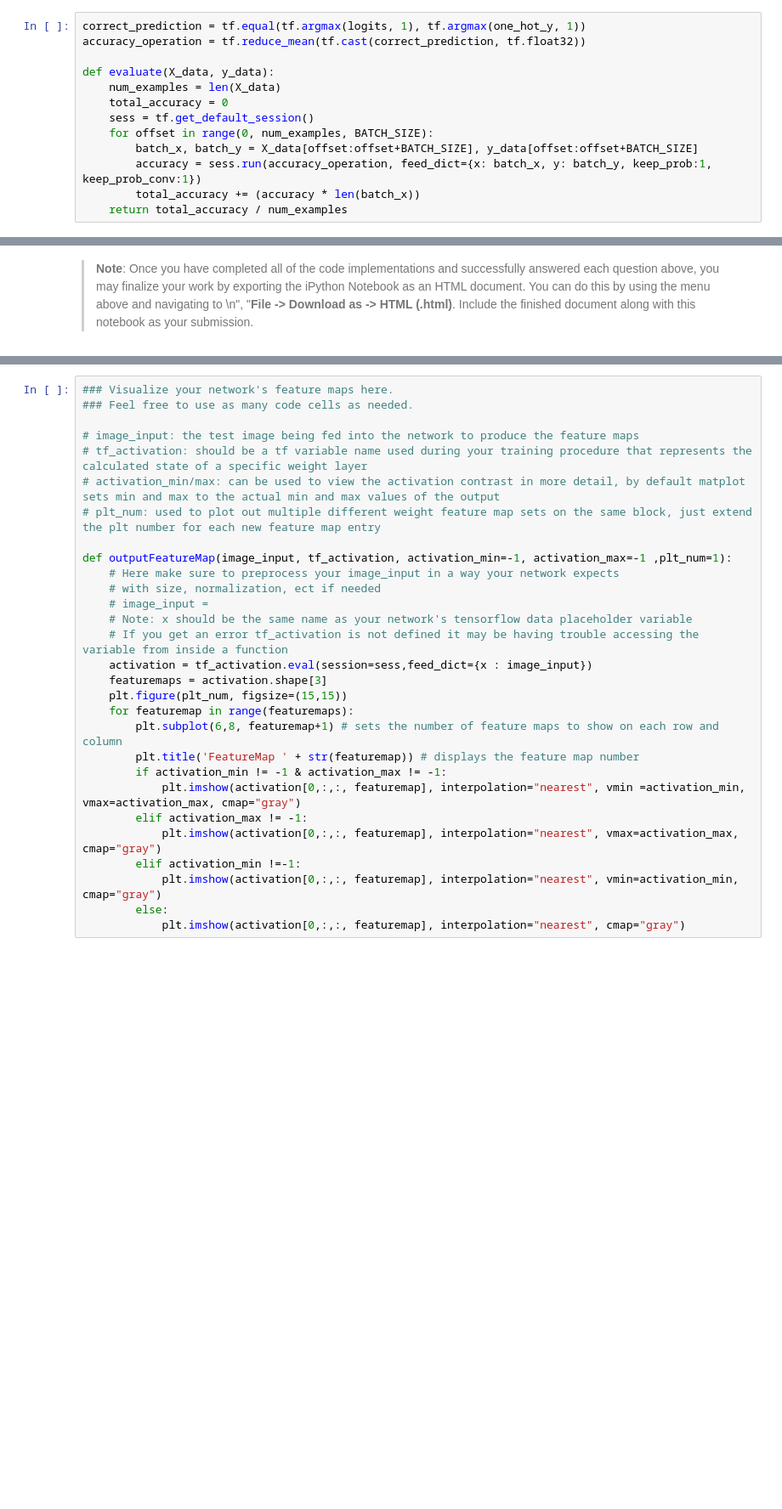
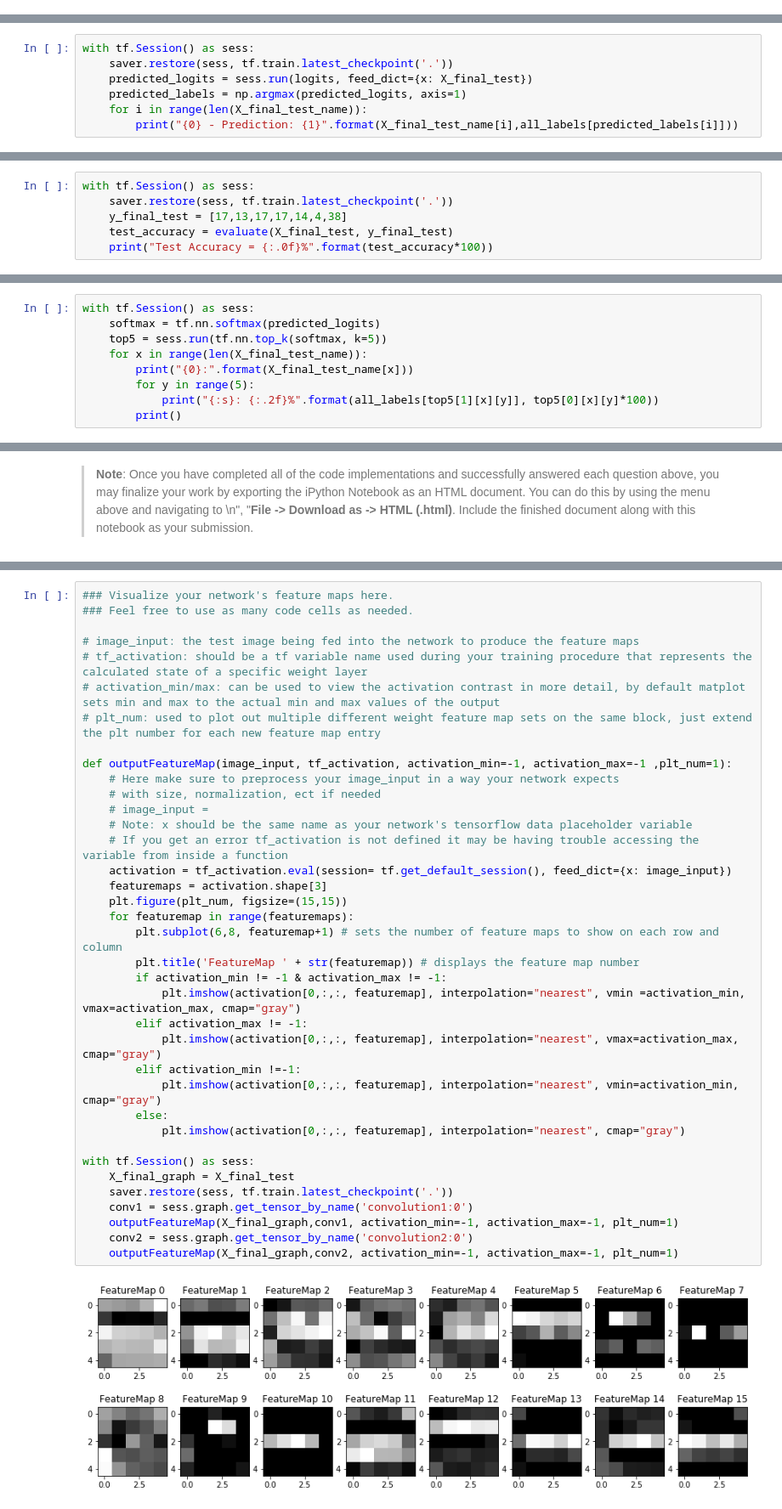
Before and after one commit to z-a-f/MOOCs, a Jupyter notebook: Udacity/CarND/CarND-Traffic-Sign-Classifier-Project/Traffic_Sign_Classifier_experiment.ipynb, the cells around one changed output, grey strips where cells are left out. Shown: that part at 85% size. Drawn from its saved outputs; the diff is of its cells as text; blank space fills up the shorter version.

```diff
--- a/Udacity/CarND/CarND-Traffic-Sign-Classifier-Project/Traffic_Sign_Classifier_experiment.ipynb
+++ b/Udacity/CarND/CarND-Traffic-Sign-Classifier-Project/Traffic_Sign_Classifier_experiment.ipynb
@@ -451,14 +294 @@ training_operation = optimizer.minimize(loss_operation)
-# %%
-correct_prediction = tf.equal(tf.argmax(logits, 1), tf.argmax(one_hot_y, 1))
-accuracy_operation = tf.reduce_mean(tf.cast(correct_prediction, tf.float32))
-
-def evaluate(X_data, y_data):
-    num_examples = len(X_data)
-    total_accuracy = 0
-    sess = tf.get_default_session()
-    for offset in range(0, num_examples, BATCH_SIZE):
-        batch_x, batch_y = X_data[offset:offset+BATCH_SIZE], y_data[offset:offset+BATCH_SIZE]
-        accuracy = sess.run(accuracy_operation, feed_dict={x: batch_x, y: batch_y, keep_prob:1, keep_prob_conv:1})
-        total_accuracy += (accuracy * len(batch_x))
-    return total_accuracy / num_examples
 # %%
@@ -575,0 +385,7 @@ You may find `signnames.csv` useful as it contains mappings from the class id (i
+# %%
+with tf.Session() as sess:
+    saver.restore(sess, tf.train.latest_checkpoint('.'))
+    predicted_logits = sess.run(logits, feed_dict={x: X_final_test})
+    predicted_labels = np.argmax(predicted_logits, axis=1)
+    for i in range(len(X_final_test_name)):
+        print("{0} - Prediction: {1}".format(X_final_test_name[i],all_labels[predicted_labels[i]]))
@@ -575,0 +400,6 @@ You may find `signnames.csv` useful as it contains mappings from the class id (i
+# %%
+with tf.Session() as sess:
+    saver.restore(sess, tf.train.latest_checkpoint('.'))
+    y_final_test = [17,13,17,17,14,4,38]
+    test_accuracy = evaluate(X_final_test, y_final_test)
+    print("Test Accuracy = {:.0f}%".format(test_accuracy*100))
@@ -623,0 +450,9 @@ Looking just at the first row we get `[ 0.34763842,  0.24879643,  0.12789202]`,
+# %%
+with tf.Session() as sess:
+    softmax = tf.nn.softmax(predicted_logits)
+    top5 = sess.run(tf.nn.top_k(softmax, k=5))
+    for x in range(len(X_final_test_name)):
+        print("{0}:".format(X_final_test_name[x]))
+        for y in range(5):
+            print("{:s}: {:.2f}%".format(all_labels[top5[1][x][y]], top5[0][x][y]*100))
+        print()
@@ -650,29 +503,39 @@ For an example of what feature map outputs look like, check out NVIDIA's results
 # %%
 ### Visualize your network's feature maps here.
 ### Feel free to use as many code cells as needed.
 
 # image_input: the test image being fed into the network to produce the feature maps
 # tf_activation: should be a tf variable name used during your training procedure that represents the calculated state of a specific weight layer
 # activation_min/max: can be used to view the activation contrast in more detail, by default matplot sets min and max to the actual min and max values of the output
 # plt_num: used to plot out multiple different weight feature map sets on the same block, just extend the plt number for each new feature map entry
 
 def outputFeatureMap(image_input, tf_activation, activation_min=-1, activation_max=-1 ,plt_num=1):
     # Here make sure to preprocess your image_input in a way your network expects
     # with size, normalization, ect if needed
     # image_input =
     # Note: x should be the same name as your network's tensorflow data placeholder variable
     # If you get an error tf_activation is not defined it may be having trouble accessing the variable from inside a function
-    activation = tf_activation.eval(session=sess,feed_dict={x : image_input})
+    activation = tf_activation.eval(session= tf.get_default_session(), feed_dict={x: image_input})
     featuremaps = activation.shape[3]
     plt.figure(plt_num, figsize=(15,15))
     for featuremap in range(featuremaps):
         plt.subplot(6,8, featuremap+1) # sets the number of feature maps to show on each row and column
         plt.title('FeatureMap ' + str(featuremap)) # displays the feature map number
         if activation_min != -1 & activation_max != -1:
             plt.imshow(activation[0,:,:, featuremap], interpolation="nearest", vmin =activation_min, vmax=activation_max, cmap="gray")
         elif activation_max != -1:
             plt.imshow(activation[0,:,:, featuremap], interpolation="nearest", vmax=activation_max, cmap="gray")
         elif activation_min !=-1:
             plt.imshow(activation[0,:,:, featuremap], interpolation="nearest", vmin=activation_min, cmap="gray")
         else:
             plt.imshow(activation[0,:,:, featuremap], interpolation="nearest", cmap="gray")
+
+with tf.Session() as sess:
+    X_final_graph = X_final_test
+    saver.restore(sess, tf.train.latest_checkpoint('.'))
+    conv1 = sess.graph.get_tensor_by_name('convolution1:0')
+    outputFeatureMap(X_final_graph,conv1, activation_min=-1, activation_max=-1, plt_num=1)
+    conv2 = sess.graph.get_tensor_by_name('convolution2:0')
+    outputFeatureMap(X_final_graph,conv2, activation_min=-1, activation_max=-1, plt_num=1)
+# %% [output]
+[figure, added]
```
Also changed, not shown: parts of 40 cells of this notebook, 2 other files.
